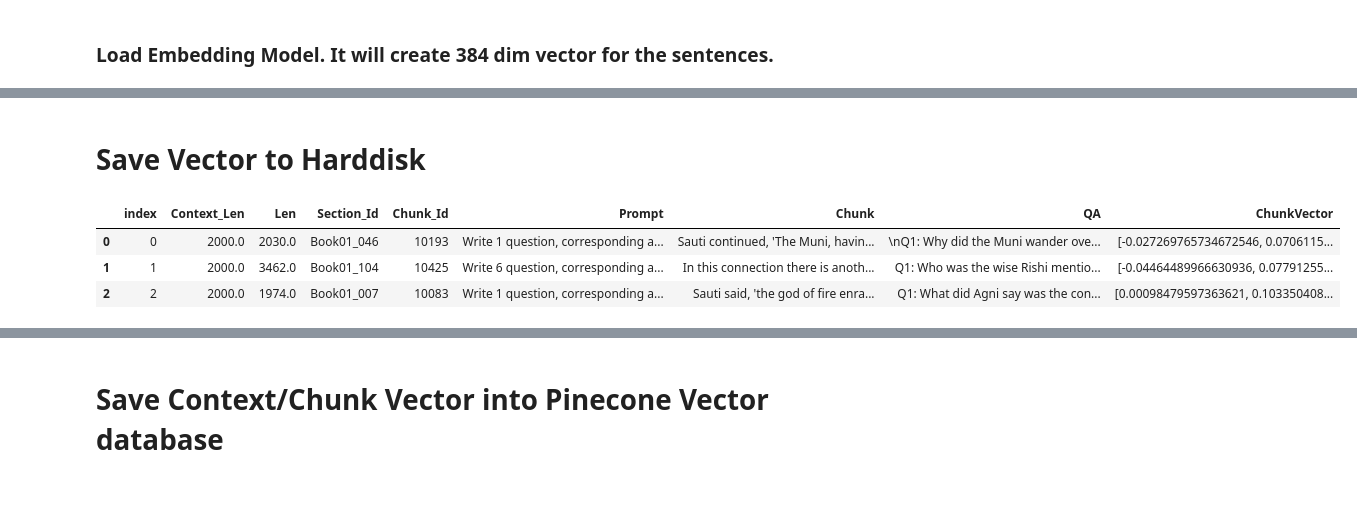
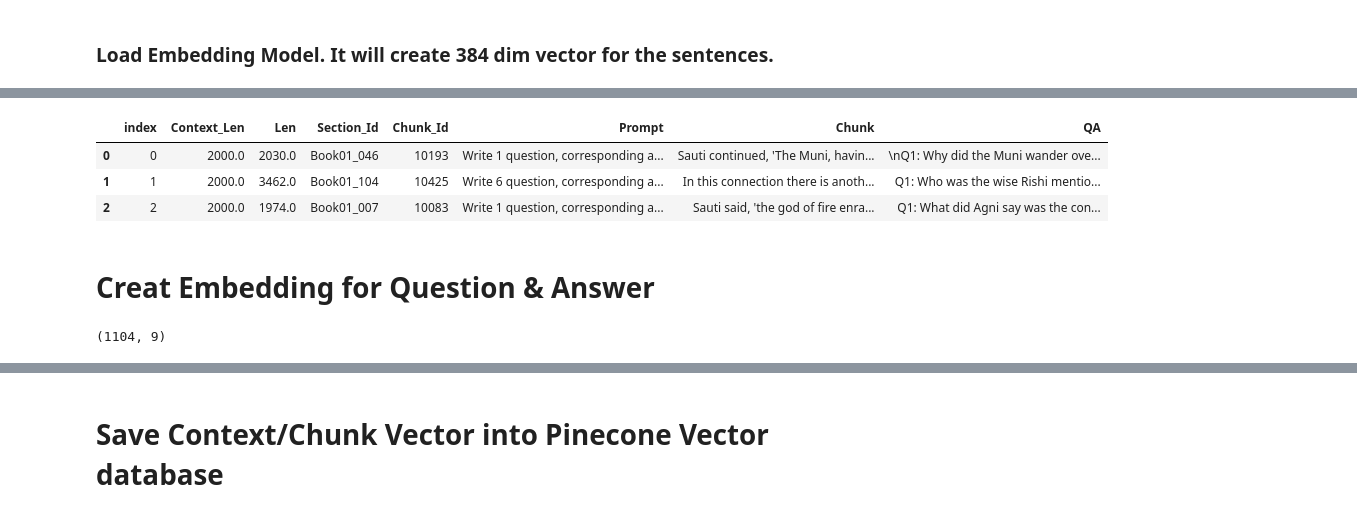
Before and after one commit to dasarpai/HBQA, a Jupyter notebook: 07-HBQA_Embedding.ipynb, the cells around one changed output, grey strips where cells are left out. Cells and saved outputs as stored; diff of their text form; code cells hidden in the pictures.

```diff
--- a/08-HBQA_Embedding.ipynb
+++ b/07-HBQA_Embedding.ipynb
@@ -104,0 +40,4 @@ model = SentenceTransformer('sentence-transformers/all-MiniLM-L6-v2')
+# %%
+df_hbqa_chunk = pd.read_csv(datapath+"05-QAGen_ChatGPT_FE-Created-14Sep23-(ManualStep).csv")
+print(df_hbqa_chunk.shape)
+df_hbqa_chunk.head(4)
@@ -106,6 +60,6 @@ model = SentenceTransformer('sentence-transformers/all-MiniLM-L6-v2')
 DEVICE='cuda'
 # %%
 %time
-Chunk_Sentences = df_mahabharat_chunk.Chunk.tolist()
+Chunk_Sentences = df_hbqa_chunk.Chunk.tolist()
 Chunk_Embeddings = model.encode(Chunk_Sentences)
 # %% [output]
@@ -119,9 +73,7 @@ ChunkVectors= torch.tensor(Chunk_Embeddings, dtype=torch.float).to(DEVICE)
 # Flatten the tensors into 1D arrays
 ChunkVec_list = ChunkVectors.tolist()
 # %%
-df_mahabharat_chunk['ChunkVector'] = ChunkVectors.tolist()
+df_hbqa_chunk['ChunkVector'] = ChunkVectors.tolist()
-# %% [markdown]
-# Save Vector to Harddisk
 # %%
-df_mahabharat_chunk.reset_index(inplace=True)
+df_hbqa_chunk.reset_index(inplace=True)
 # %%
@@ -129,8 +81,10 @@ df_mahabharat_chunk.to_csv(datapath+'09.1-Mahabharat_Chunk_Vector.csv')
 # %%
-df_mahabharat_chunk.head(3)
+df_hbqa_chunk.head(3)
 # %% [output]
-|  | index | Context_Len | Len | Section_Id | Chunk_Id | Prompt | Chunk | QA | ChunkVector |
-| 0 | 0 | 2000.0 | 2030.0 | Book01_046 | 10193 | Write 1 question, corresponding a... | Sauti continued, 'The Muni, havin... | \nQ1: Why did the Muni wander ove... | [-0.027269765734672546, 0.0706115... |
-| 1 | 1 | 2000.0 | 3462.0 | Book01_104 | 10425 | Write 6 question, corresponding a... | In this connection there is anoth... | Q1: Who was the wise Rishi mentio... | [-0.04464489966630936, 0.07791255... |
-| 2 | 2 | 2000.0 | 1974.0 | Book01_007 | 10083 | Write 1 question, corresponding a... | Sauti said, 'the god of fire enra... | Q1: What did Agni say was the con... | [0.00098479597363621, 0.103350408... |
+|  | index | Context_Len | Len | Section_Id | Chunk_Id | Prompt | Chunk | QA |
+| 0 | 0 | 2000.0 | 2030.0 | Book01_046 | 10193 | Write 1 question, corresponding a... | Sauti continued, 'The Muni, havin... | \nQ1: Why did the Muni wander ove... |
+| 1 | 1 | 2000.0 | 3462.0 | Book01_104 | 10425 | Write 6 question, corresponding a... | In this connection there is anoth... | Q1: Who was the wise Rishi mentio... |
+| 2 | 2 | 2000.0 | 1974.0 | Book01_007 | 10083 | Write 1 question, corresponding a... | Sauti said, 'the god of fire enra... | Q1: What did Agni say was the con... |
+# %% [markdown]
+# Creat Embedding for Question & Answer
 # %%
@@ -137,0 +93,5 @@ df_mahabharat_chunk.head(3)
+# %%
+# df_hbqa_auto_qa.shape,
+df_hbqa_manul_qa.shape
+# %% [output]
+(1104, 9)
```
Also changed, not shown: parts of 40 cells of this notebook, 6 other files.
